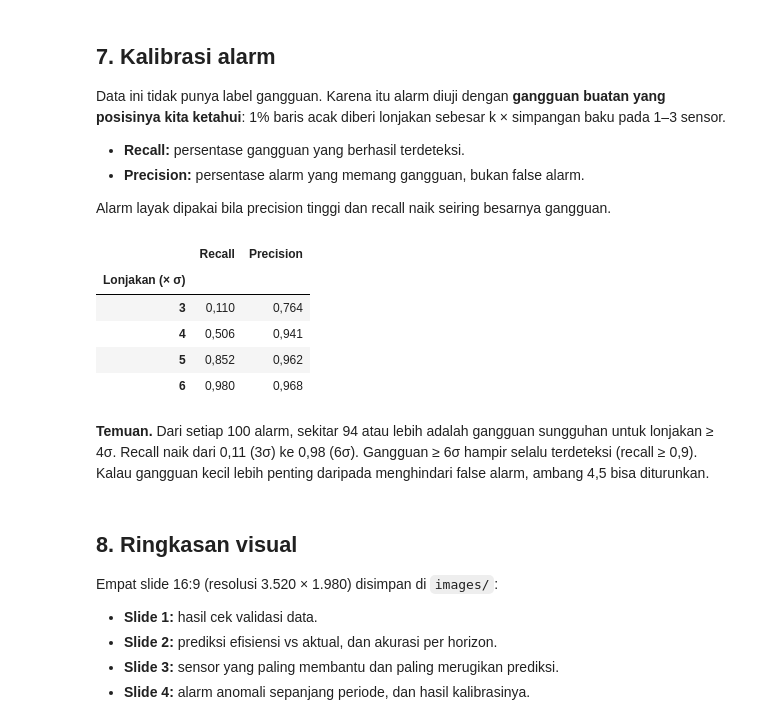
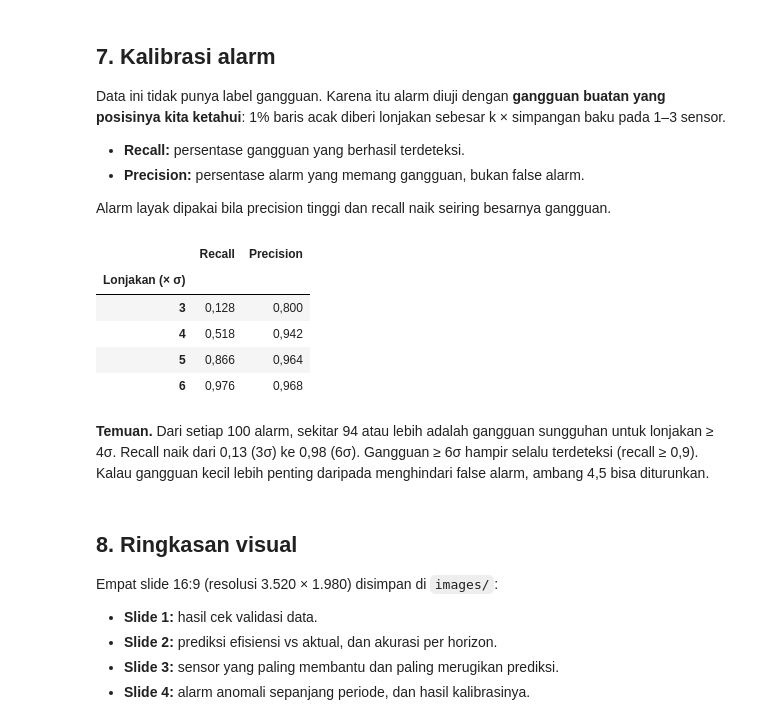
Before and after one commit to aldo02032004/power-plant-anomaly, a Jupyter notebook: power_plant_anomaly.ipynb, the cells around one changed output. Saved outputs shown, nothing was run; the diff lists cells and outputs as text; code cells hidden in the pictures.

```diff
--- a/power_plant_anomaly.ipynb
+++ b/power_plant_anomaly.ipynb
@@ -304,9 +305,7 @@ Satu baris memicu **alarm** bila ada sensor dengan |z| > 4,5, dan sensor itulah
 Pendekatan per sensor dipilih karena gangguan nyata (sensor rusak, spike, drift) biasanya muncul di satu atau dua tag, dan metode ini tidak butuh data berlabel.
 # %%
 BATAS_Z = 4.5
-def robust_z(X):
-    med = np.median(X, axis=0)
-    return (X - med) / (1.4826 * np.median(np.abs(X - med), axis=0))
+robust_z = lambda X: (X - np.median(X, axis=0)) / median_abs_deviation(X, axis=0, scale='normal')
 
 X = df[SENSOR].to_numpy()
 Z = robust_z(X)
@@ -320,7 +319,7 @@ event = a.groupby('Event').agg(Mulai=('Timestamp', 'first'), Durasi_menit=('z',
                                Sensor=('Sensor', lambda s: s.mode()[0]), z_ekstrem=('z', lambda z: z[z.abs().idxmax()]))
 display(event.style.format({'Mulai': '{:%d-%m-%Y %H:%M}', 'z_ekstrem': lambda v: fmt(v, 2)}).hide(axis='index'))
 
-harapan = math.erfc(BATAS_Z / math.sqrt(2)) * len(SENSOR) * len(df)  # jumlah alarm bila hanya kebetulan
+harapan = 2 * norm.sf(BATAS_Z) * len(SENSOR) * len(df)  # jumlah alarm bila hanya kebetulan
 if len(event):
     e0 = event.loc[event['Durasi_menit'].idxmax()]
     terpanjang = f"Event terpanjang: {e0['Sensor']}, {e0['Durasi_menit']} menit, mulai {tgl(e0['Mulai'])} pukul {e0['Mulai']:%H:%M}."
@@ -358,33 +357,33 @@ Alarm layak dipakai bila precision tinggi dan recall naik seiring besarnya gangg
 # %%
 rng = np.random.default_rng(42)
 def uji(k):
     Xs, benar = X.copy(), np.zeros(len(X), bool)
-    for i in rng.choice(len(X), len(X) // 100, replace=False):
-        kol = rng.choice(X.shape[1], rng.integers(1, 4), replace=False)
-        Xs[i, kol] += rng.choice([-1, 1], len(kol)) * k * X[:, kol].std(axis=0)
-        benar[i] = True
+    i = rng.choice(len(X), len(X) // 100, replace=False)
+    kol = rng.random((len(i), X.shape[1])).argsort(axis=1) < rng.integers(1, 4, (len(i), 1))  # 1–3 sensor acak per baris
+    Xs[i] += kol * rng.choice([-1, 1], kol.shape) * k * X.std(axis=0)
+    benar[i] = True
     tanda = (np.abs(robust_z(Xs)) > BATAS_Z).any(axis=1)
     return (tanda & benar).sum() / benar.sum(), (tanda & benar).sum() / max(tanda.sum(), 1)
 
 K = [3, 4, 5, 6]
 kalibrasi = pd.DataFrame([uji(k) for k in K], index=pd.Index(K, name='Lonjakan (× σ)'), columns=['Recall', 'Precision'])
 display(kalibrasi.style.format(lambda v: fmt(v, 3)))
 
 k_andal = next((k for k in K if kalibrasi.loc[k, 'Recall'] >= 0.9), None)
 andal = (f'Gangguan ≥ {k_andal}σ hampir selalu terdeteksi (recall ≥ 0,9).' if k_andal
          else f'Belum ada ukuran gangguan dengan recall ≥ 0,9 (tertinggi {fmt(kalibrasi["Recall"].max(), 2)}).')
 tulis(f'**Temuan.** Dari setiap 100 alarm, sekitar {fmt(kalibrasi.loc[K[1]:, "Precision"].min() * 100, 0)} atau lebih adalah gangguan '
       f'sungguhan untuk lonjakan ≥ {K[1]}σ. Recall naik dari {fmt(kalibrasi["Recall"].iloc[0], 2)} ({K[0]}σ) ke '
       f'{fmt(kalibrasi["Recall"].iloc[-1], 2)} ({K[-1]}σ). {andal} Kalau gangguan kecil lebih penting daripada menghindari false alarm, '
       f'ambang {fmt(BATAS_Z, 1)} bisa diturunkan.')
 # %% [output]
 |  | Recall | Precision |
 | Lonjakan (× σ) |  |  |
-| 3 | 0,110 | 0,764 |
-| 4 | 0,506 | 0,941 |
-| 5 | 0,852 | 0,962 |
-| 6 | 0,980 | 0,968 |
+| 3 | 0,128 | 0,800 |
+| 4 | 0,518 | 0,942 |
+| 5 | 0,866 | 0,964 |
+| 6 | 0,976 | 0,968 |
-**Temuan.** Dari setiap 100 alarm, sekitar 94 atau lebih adalah gangguan sungguhan untuk lonjakan ≥ 4σ. Recall naik dari 0,11 (3σ) ke 0,98 (6σ). Gangguan ≥ 6σ hampir selalu terdeteksi (recall ≥ 0,9). Kalau gangguan kecil lebih penting daripada menghindari false alarm, ambang 4,5 bisa diturunkan.
+**Temuan.** Dari setiap 100 alarm, sekitar 94 atau lebih adalah gangguan sungguhan untuk lonjakan ≥ 4σ. Recall naik dari 0,13 (3σ) ke 0,98 (6σ). Gangguan ≥ 6σ hampir selalu terdeteksi (recall ≥ 0,9). Kalau gangguan kecil lebih penting daripada menghindari false alarm, ambang 4,5 bisa diturunkan.
 # %% [markdown]
 ## 8. Ringkasan visual
 
```
Also changed, not shown: parts of 3 cells of this notebook, 2 other files.
